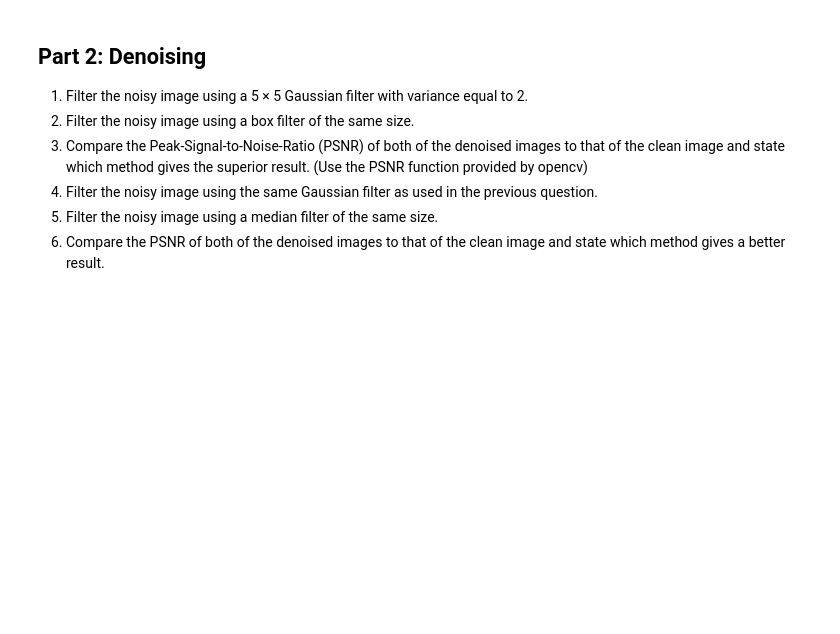
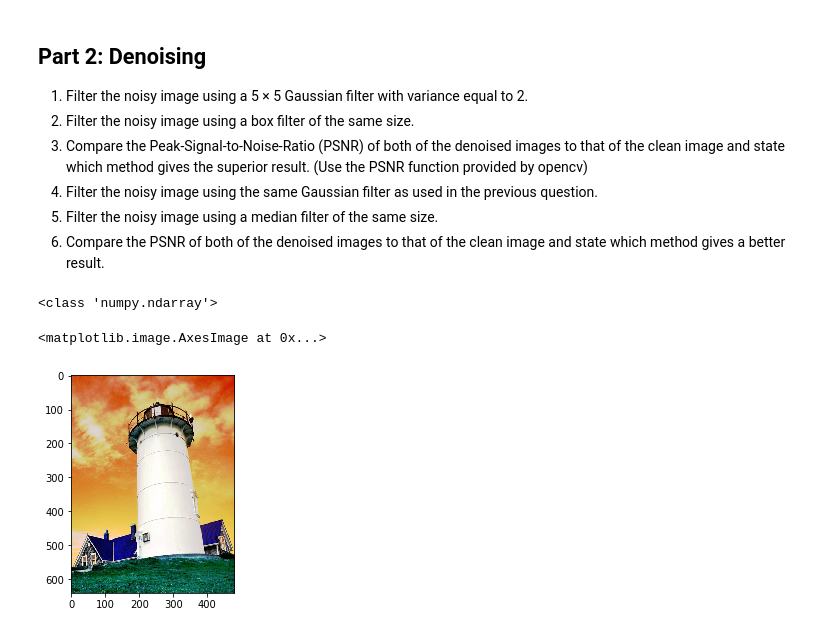
Before and after one commit to garrettkinman/ECSE-415-Assignments, a Jupyter notebook: Assignment 1/assignment1.ipynb, the cells around one changed output. Saved outputs shown, nothing was run; the diff lists cells and outputs as text; code cells hidden in the pictures; blank space fills up the shorter version.

```diff
--- a/Assignment 1/assignment1.ipynb
+++ b/Assignment 1/assignment1.ipynb
@@ -167,3 +167,12 @@ There, that worked!
 4.  Filter the noisy image using the same Gaussian filter as used in the previous question.
 5.  Filter the noisy image using a median filter of the same size.
 6.  Compare the PSNR of both of the denoised images to that of the clean image and state which method gives a better result.
+# %%
+# load and display image
+lighthouse_img = cv2.imread("./images/lighthouse.png")
+print(type(lighthouse_img))
+plt.imshow(lighthouse_img)
+# %% [output]
+<class 'numpy.ndarray'>
+<matplotlib.image.AxesImage at 0x...>
+[figure, added]
```
Also changed, not shown: parts of 8 cells of this notebook.
